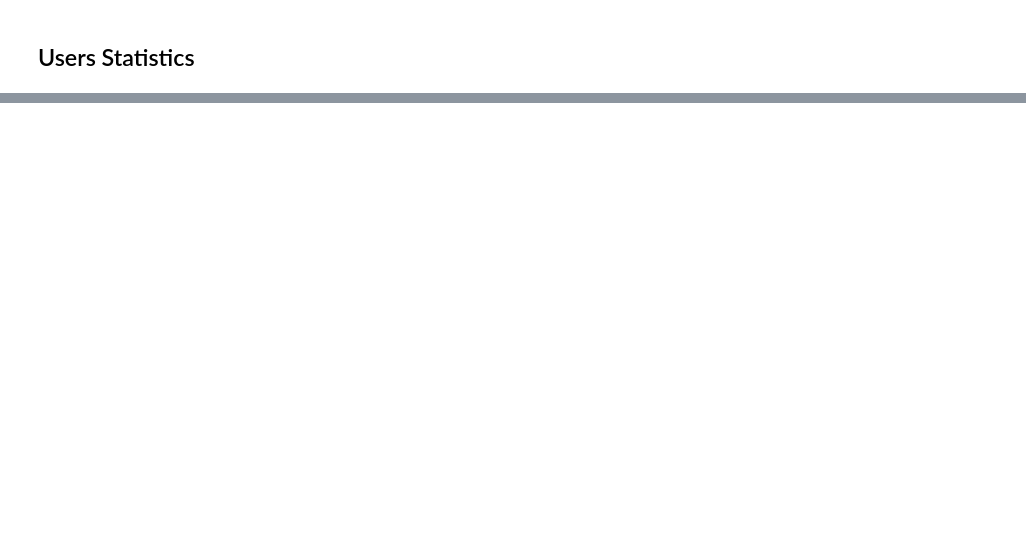
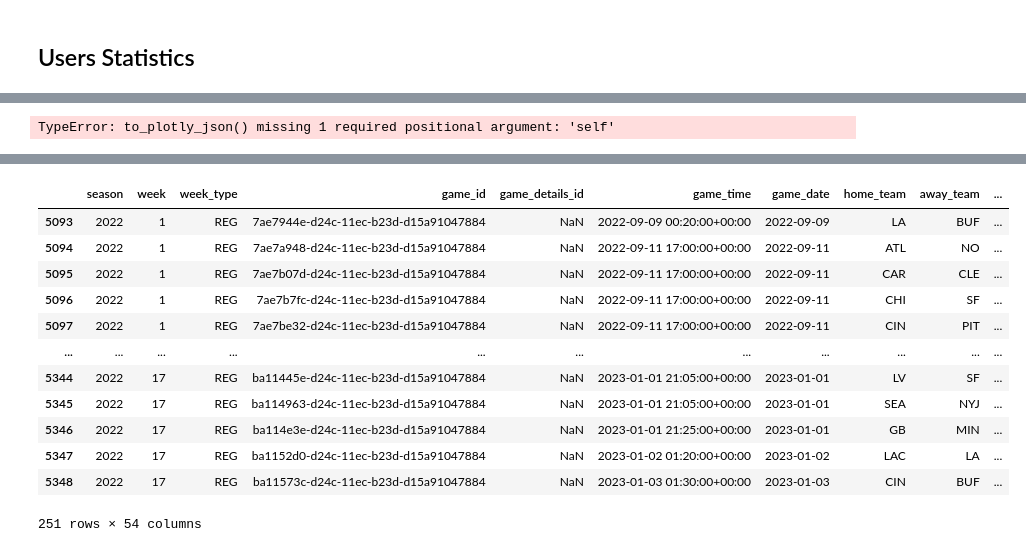
Before and after one commit to ramosem97/Quiniela, a Jupyter notebook: notebook/nfl_charts.ipynb, the cells around one changed output, grey strips where cells are left out. Drawn from its saved outputs; the diff is of its cells as text; code cells hidden in the pictures; blank space fills up the shorter version.

```diff
--- a/notebook/nfl_charts.ipynb
+++ b/notebook/nfl_charts.ipynb
@@ -421,0 +470,10 @@ Index(['abbreviation', 'full_name', 'nick_name', 'conference', 'division',
+# %%
+from dash import dash_table as dt
+dt.DataTable.
+# %% [output]
+TypeError: to_plotly_json() missing 1 required positional argument: 'self'
+# %%
+today = np.datetime64('now') - np.timedelta64('')
+
+df.loc[df['game_time'].astype(np.datetime64) > today].sort_values('game_time')
+# %% [output]
@@ -421,0 +481,13 @@ Index(['abbreviation', 'full_name', 'nick_name', 'conference', 'division',
+|  | season | week | week_type | game_id | game_details_id | game_time | game_date | home_team | away_team | ... |
+| 5093 | 2022 | 1 | REG | 7ae7944e-d24c-11ec-b23d-d15a91047884 | NaN | 2022-09-09 00:20:00+00:00 | 2022-09-09 | LA | BUF | ... |
+| 5094 | 2022 | 1 | REG | 7ae7a948-d24c-11ec-b23d-d15a91047884 | NaN | 2022-09-11 17:00:00+00:00 | 2022-09-11 | ATL | NO | ... |
+| 5095 | 2022 | 1 | REG | 7ae7b07d-d24c-11ec-b23d-d15a91047884 | NaN | 2022-09-11 17:00:00+00:00 | 2022-09-11 | CAR | CLE | ... |
+| 5096 | 2022 | 1 | REG | 7ae7b7fc-d24c-11ec-b23d-d15a91047884 | NaN | 2022-09-11 17:00:00+00:00 | 2022-09-11 | CHI | SF | ... |
+| 5097 | 2022 | 1 | REG | 7ae7be32-d24c-11ec-b23d-d15a91047884 | NaN | 2022-09-11 17:00:00+00:00 | 2022-09-11 | CIN | PIT | ... |
+| ... | ... | ... | ... | ... | ... | ... | ... | ... | ... | ... |
+| 5344 | 2022 | 17 | REG | ba11445e-d24c-11ec-b23d-d15a91047884 | NaN | 2023-01-01 21:05:00+00:00 | 2023-01-01 | LV | SF | ... |
+| 5345 | 2022 | 17 | REG | ba114963-d24c-11ec-b23d-d15a91047884 | NaN | 2023-01-01 21:05:00+00:00 | 2023-01-01 | SEA | NYJ | ... |
+| 5346 | 2022 | 17 | REG | ba114e3e-d24c-11ec-b23d-d15a91047884 | NaN | 2023-01-01 21:25:00+00:00 | 2023-01-01 | GB | MIN | ... |
+| 5347 | 2022 | 17 | REG | ba1152d0-d24c-11ec-b23d-d15a91047884 | NaN | 2023-01-02 01:20:00+00:00 | 2023-01-02 | LAC | LA | ... |
+| 5348 | 2022 | 17 | REG | ba11573c-d24c-11ec-b23d-d15a91047884 | NaN | 2023-01-03 01:30:00+00:00 | 2023-01-03 | CIN | BUF | ... |
+251 rows × 54 columns
```
Also changed, not shown: parts of 27 cells of this notebook, 6 other files.
